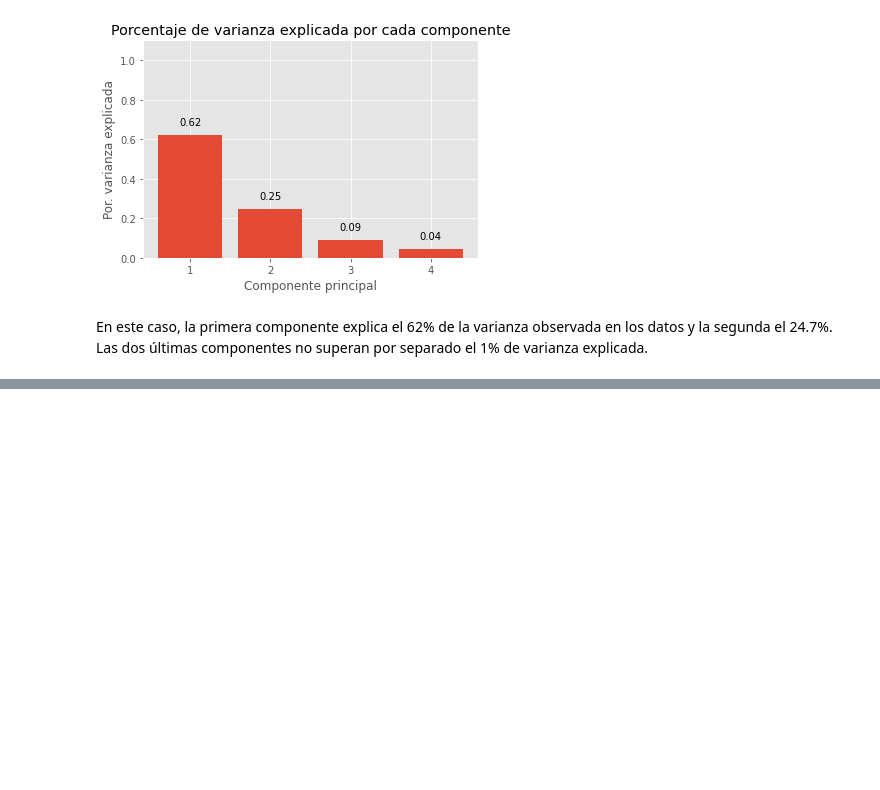
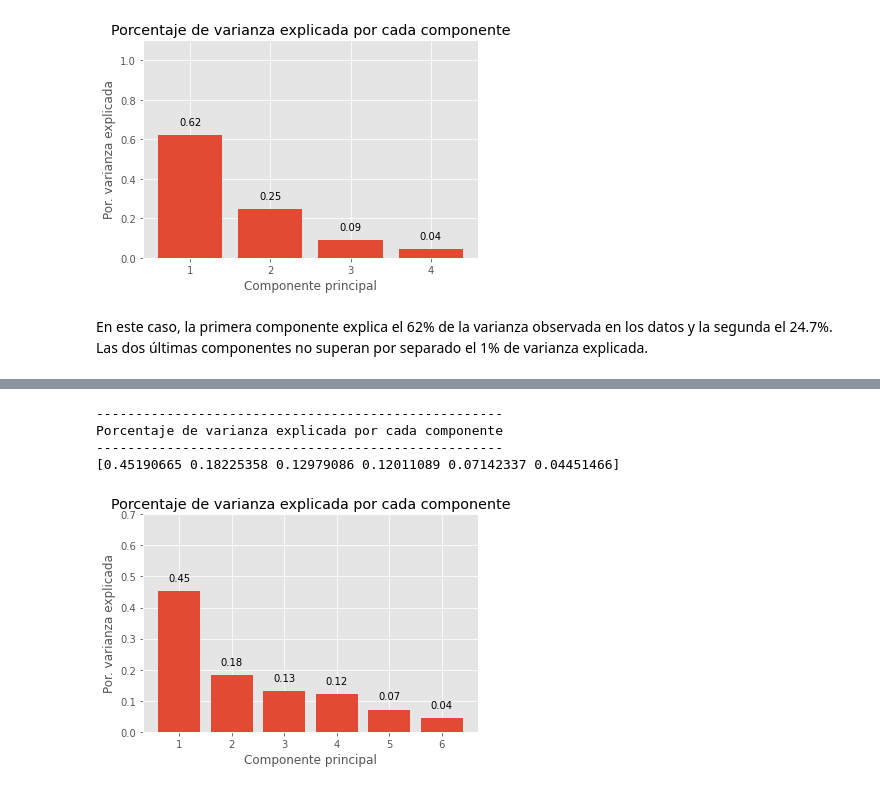
Before and after one commit to Eva02Daruma/Preparacion-prueba-2-IA, a Jupyter notebook: prepPCA.ipynb, the cells around one changed output, grey strips where cells are left out. Drawn from its saved outputs; the diff is of its cells as text; code cells hidden in the pictures; blank space fills up the shorter version.

```diff
--- a/prepPCA.ipynb
+++ b/prepPCA.ipynb
@@ -194,0 +435,35 @@ En este caso, la primera componente explica el 62% de la varianza observada en l
+# %%
+# Porcentaje de varianza explicada por cada componente
+# ==============================================================================
+print('----------------------------------------------------')
+print('Porcentaje de varianza explicada por cada componente')
+print('----------------------------------------------------')
+print(modelo_pca.explained_variance_ratio_)
+
+fig, ax = plt.subplots(nrows=1, ncols=1, figsize=(6, 4))
+ax.bar(
+    x      = np.arange(modelo_pca.n_components_) + 1,
+    height = modelo_pca.explained_variance_ratio_
+)
+
+for x, y in zip(np.arange(len(datapokemon.columns)) + 1, modelo_pca.explained_variance_ratio_):
+    label = round(y, 2)
+    ax.annotate(
+        label,
+        (x,y),
+        textcoords="offset points",
+        xytext=(0,10),
+        ha='center'
+    )
+
+ax.set_xticks(np.arange(modelo_pca.n_components_) + 1)
+ax.set_ylim(0, 0.7)
+ax.set_title('Porcentaje de varianza explicada por cada componente')
+ax.set_xlabel('Componente principal')
+ax.set_ylabel('Por. varianza explicada');
+# %% [output]
+----------------------------------------------------
+Porcentaje de varianza explicada por cada componente
+----------------------------------------------------
+[0.45190665 0.18225358 0.12979086 0.12011089 0.07142337 0.04451466]
+[figure, added]
```
Also changed, not shown: parts of 28 cells of this notebook, 1 other file.
